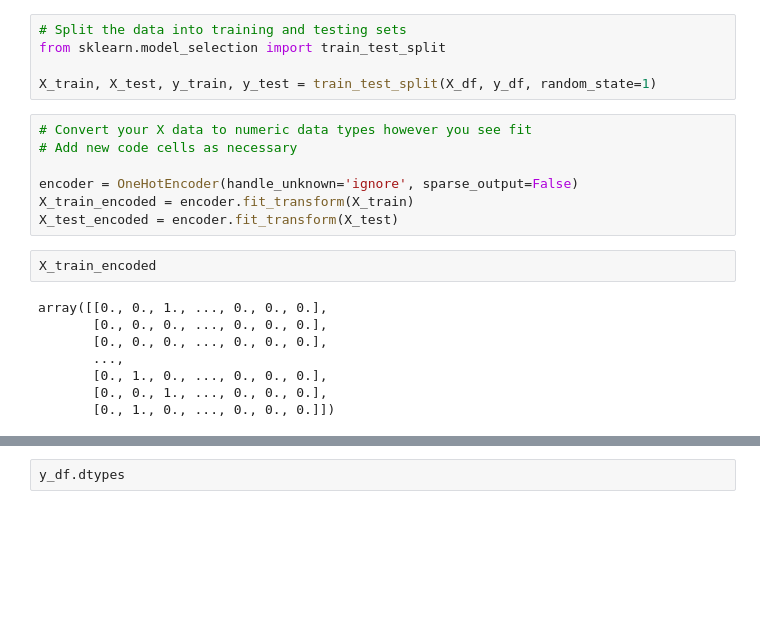
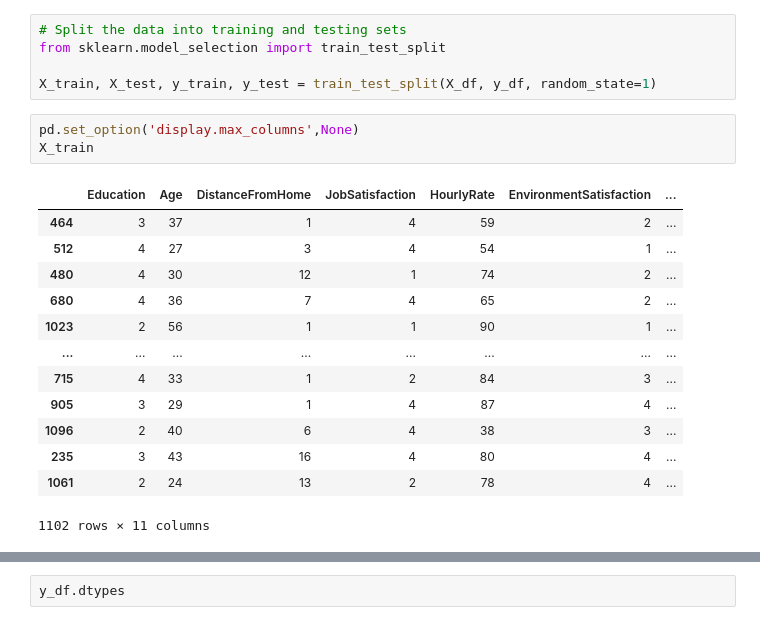
Before and after one commit to dshephali/Module19_BranchedNeuralNetwork_HRChallenge, a Jupyter notebook: attrition.ipynb, the cells around one changed output, grey strips where cells are left out. Cells and saved outputs as stored; diff of their text form; blank space fills up the shorter version.

```diff
--- a/attrition.ipynb
+++ b/attrition.ipynb
@@ -118,20 +118,20 @@ dtype: int64
 from sklearn.model_selection import train_test_split
 
 X_train, X_test, y_train, y_test = train_test_split(X_df, y_df, random_state=1)
-# %%
-# Convert your X data to numeric data types however you see fit
-# Add new code cells as necessary
-
-encoder = OneHotEncoder(handle_unknown='ignore', sparse_output=False)
-X_train_encoded = encoder.fit_transform(X_train)
-X_test_encoded = encoder.fit_transform(X_test)
-# %%
-X_train_encoded
-# %% [output]
-array([[0., 0., 1., ..., 0., 0., 0.],
-       [0., 0., 0., ..., 0., 0., 0.],
-       [0., 0., 0., ..., 0., 0., 0.],
-       ...,
-       [0., 1., 0., ..., 0., 0., 0.],
-       [0., 0., 1., ..., 0., 0., 0.],
-       [0., 1., 0., ..., 0., 0., 0.]])
+# %%
+pd.set_option('display.max_columns',None)
+X_train
+# %% [output]
+|  | Education | Age | DistanceFromHome | JobSatisfaction | HourlyRate | EnvironmentSatisfaction | ... |
+| 464 | 3 | 37 | 1 | 4 | 59 | 2 | ... |
+| 512 | 4 | 27 | 3 | 4 | 54 | 1 | ... |
+| 480 | 4 | 30 | 12 | 1 | 74 | 2 | ... |
+| 680 | 4 | 36 | 7 | 4 | 65 | 2 | ... |
+| 1023 | 2 | 56 | 1 | 1 | 90 | 1 | ... |
+| ... | ... | ... | ... | ... | ... | ... | ... |
+| 715 | 4 | 33 | 1 | 2 | 84 | 3 | ... |
+| 905 | 3 | 29 | 1 | 4 | 87 | 4 | ... |
+| 1096 | 2 | 40 | 6 | 4 | 38 | 3 | ... |
+| 235 | 3 | 43 | 16 | 4 | 80 | 4 | ... |
+| 1061 | 2 | 24 | 13 | 2 | 78 | 4 | ... |
+1102 rows × 11 columns
```
Also changed, not shown: parts of 26 cells of this notebook.
